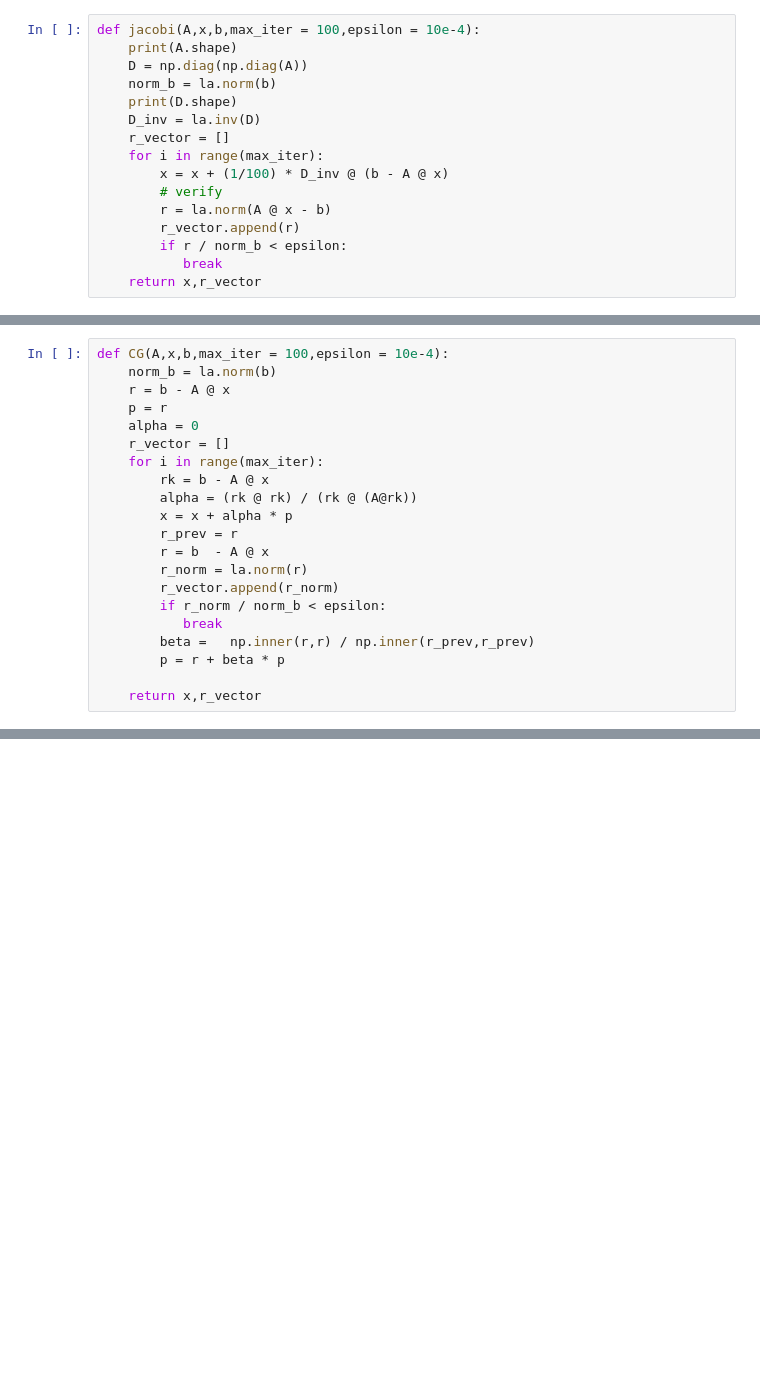
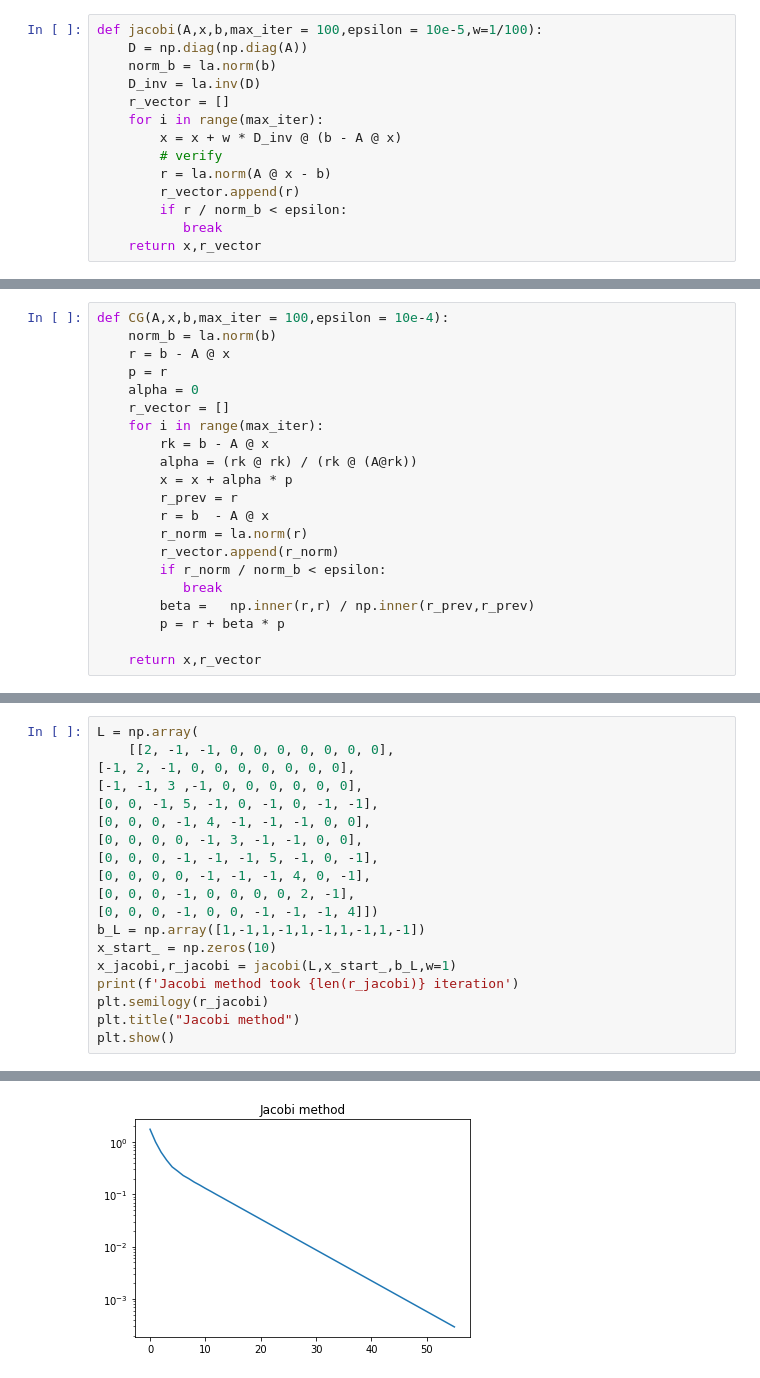
Before and after one commit to Yuval-Sharon/opt_hw_1, a Jupyter notebook: opt2.ipynb, the cells around one changed output, grey strips where cells are left out. Drawn from its saved outputs; the diff is of its cells as text; blank space fills up the shorter version.

```diff
--- a/opt2.ipynb
+++ b/opt2.ipynb
@@ -4,15 +4,13 @@ import numpy.linalg as la
 from scipy.sparse import random
 import scipy.sparse as sparse
 # %%
-def jacobi(A,x,b,max_iter = 100,epsilon = 10e-4):
-    print(A.shape)
+def jacobi(A,x,b,max_iter = 100,epsilon = 10e-5,w=1/100):
     D = np.diag(np.diag(A))
     norm_b = la.norm(b)
-    print(D.shape)
     D_inv = la.inv(D)
     r_vector = []
     for i in range(max_iter):
-        x = x + (1/100) * D_inv @ (b - A @ x)
+        x = x + w * D_inv @ (b - A @ x)
         # verify
         r = la.norm(A @ x - b)
         r_vector.append(r)
@@ -111,0 +106,20 @@ type <class 'numpy.ndarray'>
+# %%
+L = np.array(
+    [[2, -1, -1, 0, 0, 0, 0, 0, 0, 0],
+[-1, 2, -1, 0, 0, 0, 0, 0, 0, 0],
+[-1, -1, 3 ,-1, 0, 0, 0, 0, 0, 0],
+[0, 0, -1, 5, -1, 0, -1, 0, -1, -1],
+[0, 0, 0, -1, 4, -1, -1, -1, 0, 0],
+[0, 0, 0, 0, -1, 3, -1, -1, 0, 0],
+[0, 0, 0, -1, -1, -1, 5, -1, 0, -1],
+[0, 0, 0, 0, -1, -1, -1, 4, 0, -1],
+[0, 0, 0, -1, 0, 0, 0, 0, 2, -1],
+[0, 0, 0, -1, 0, 0, -1, -1, -1, 4]])
+b_L = np.array([1,-1,1,-1,1,-1,1,-1,1,-1])
+x_start_ = np.zeros(10)
+x_jacobi,r_jacobi = jacobi(L,x_start_,b_L,w=1)
+print(f'Jacobi method took {len(r_jacobi)} iteration')
+plt.semilogy(r_jacobi)
+plt.title("Jacobi method")
+plt.show()
+# %% [output]
@@ -111,0 +127 @@ type <class 'numpy.ndarray'>
+[figure, added]
```
Also changed, not shown: parts of 5 cells of this notebook, 1 other file.
